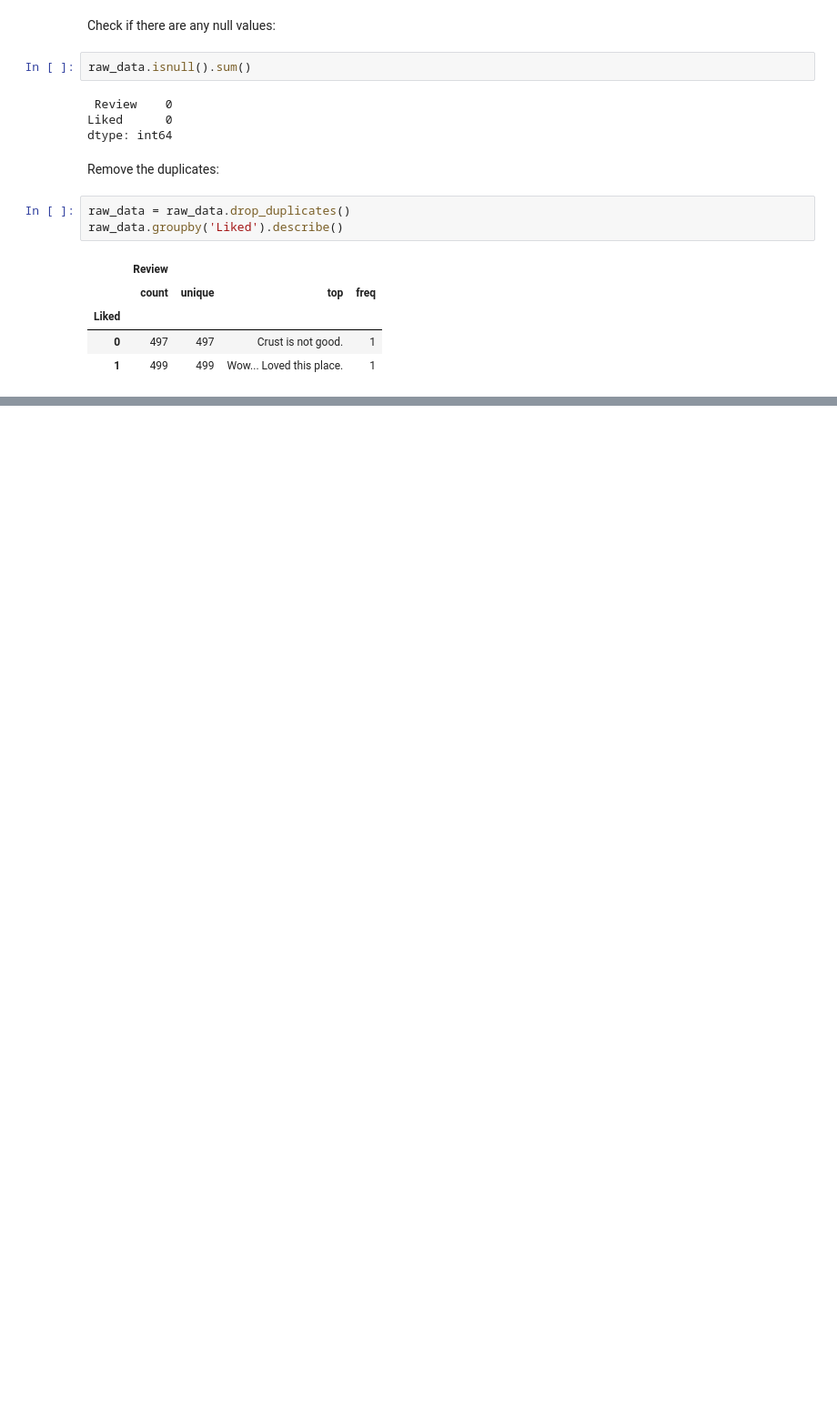
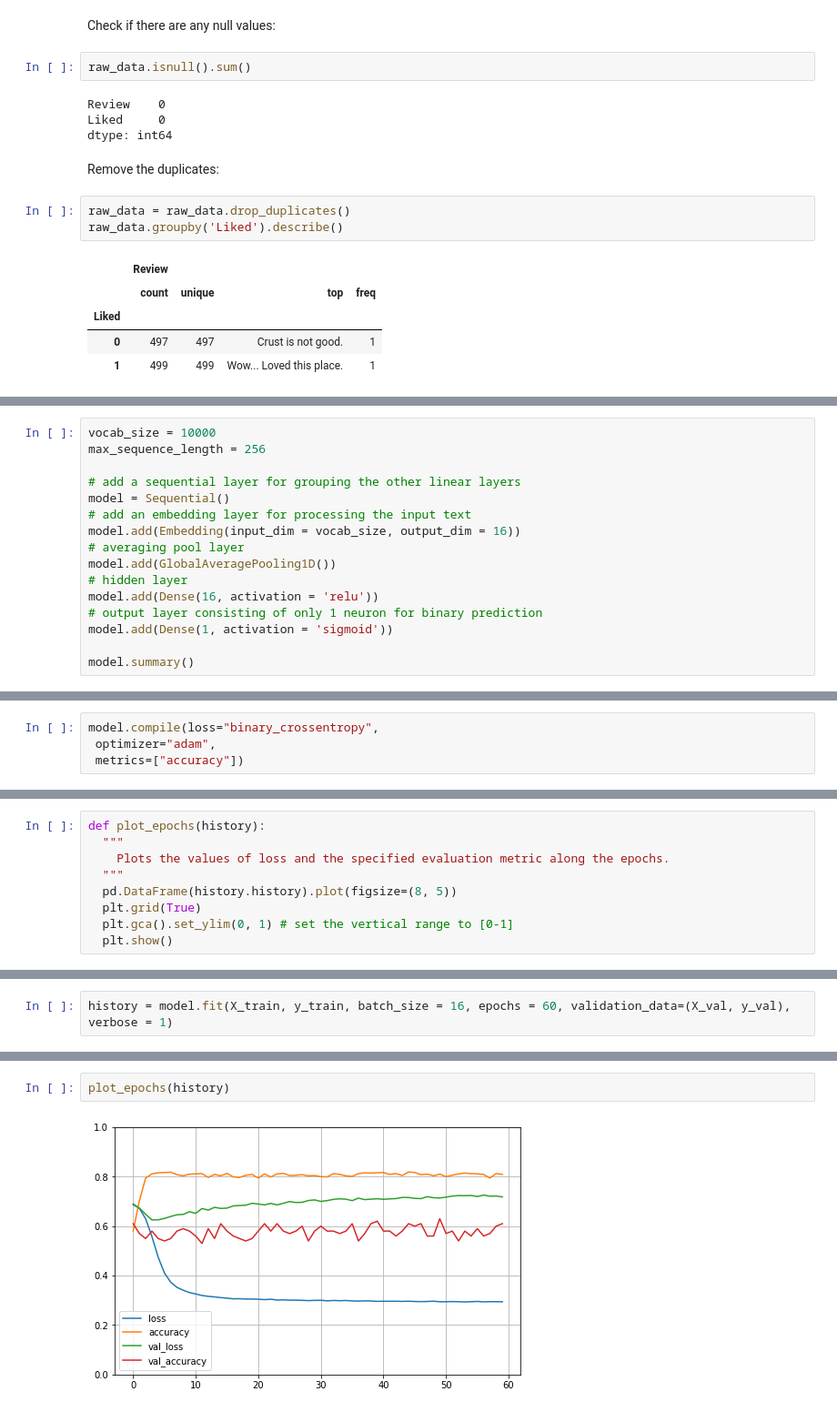
Before and after one commit to keresztesbeata/Intelligent-Systems-Lab, a Jupyter notebook: Restaurant-Reviews-NLP/RestaurantReviews.ipynb, the cells around one changed output, grey strips where cells are left out. Shown: that part at 91% size. Cells and saved outputs as stored; diff of their text form; blank space fills up the shorter version.

```diff
--- a/Restaurant-Reviews-NLP/RestaurantReviews.ipynb
+++ b/Restaurant-Reviews-NLP/RestaurantReviews.ipynb
@@ -129,0 +520,16 @@ def clean_data(data):
+# %%
+vocab_size = 10000
+max_sequence_length = 256
+
+# add a sequential layer for grouping the other linear layers
+model = Sequential()
+# add an embedding layer for processing the input text
+model.add(Embedding(input_dim = vocab_size, output_dim = 16))
+# averaging pool layer
+model.add(GlobalAveragePooling1D())
+# hidden layer
+model.add(Dense(16, activation = 'relu'))
+# output layer consisting of only 1 neuron for binary prediction
+model.add(Dense(1, activation = 'sigmoid'))
+
+model.summary()
@@ -129,0 +557,4 @@ def clean_data(data):
+# %%
+model.compile(loss="binary_crossentropy",
+ optimizer="adam",
+ metrics=["accuracy"])
@@ -129,0 +565,9 @@ def clean_data(data):
+# %%
+def plot_epochs(history):
+  """
+    Plots the values of loss and the specified evaluation metric along the epochs.
+  """
+  pd.DataFrame(history.history).plot(figsize=(8, 5))
+  plt.grid(True)
+  plt.gca().set_ylim(0, 1) # set the vertical range to [0-1]
+  plt.show()
@@ -129,0 +576,2 @@ def clean_data(data):
+# %%
+history = model.fit(X_train, y_train, batch_size = 16, epochs = 60, validation_data=(X_val, y_val), verbose = 1)
@@ -129,0 +596,4 @@ def clean_data(data):
+# %%
+plot_epochs(history)
+# %% [output]
+[figure, added]
```
Also changed, not shown: parts of 79 cells of this notebook.
